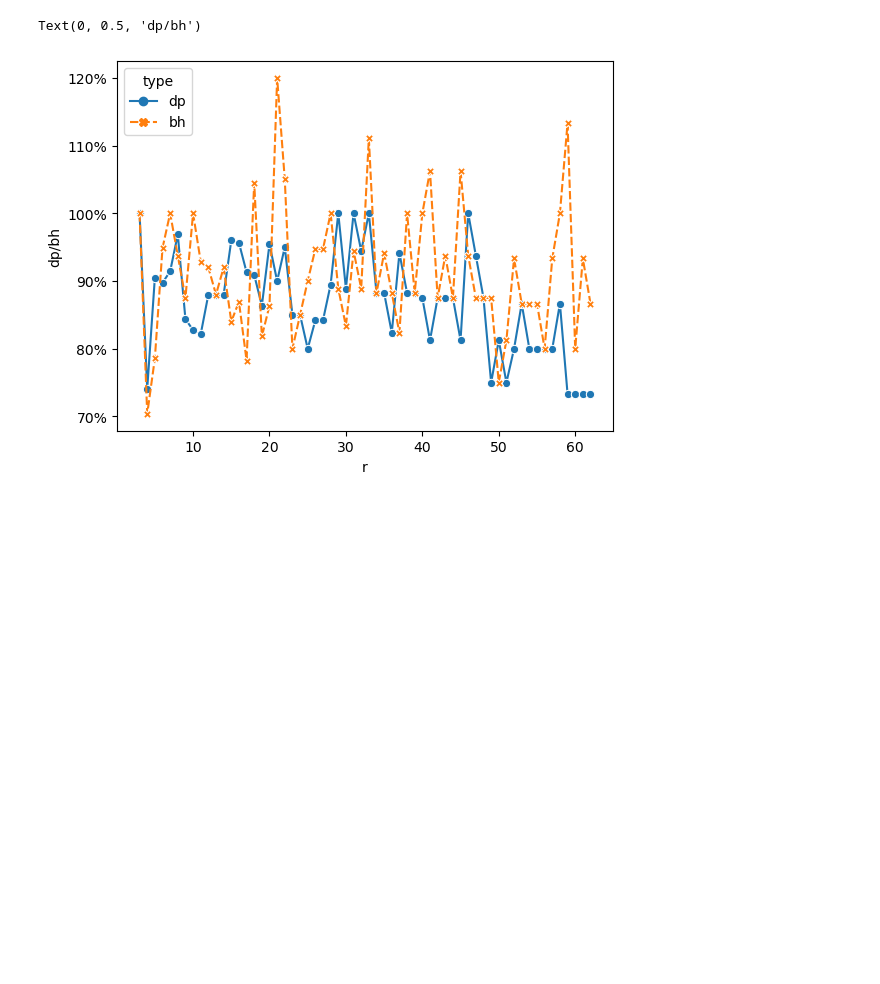
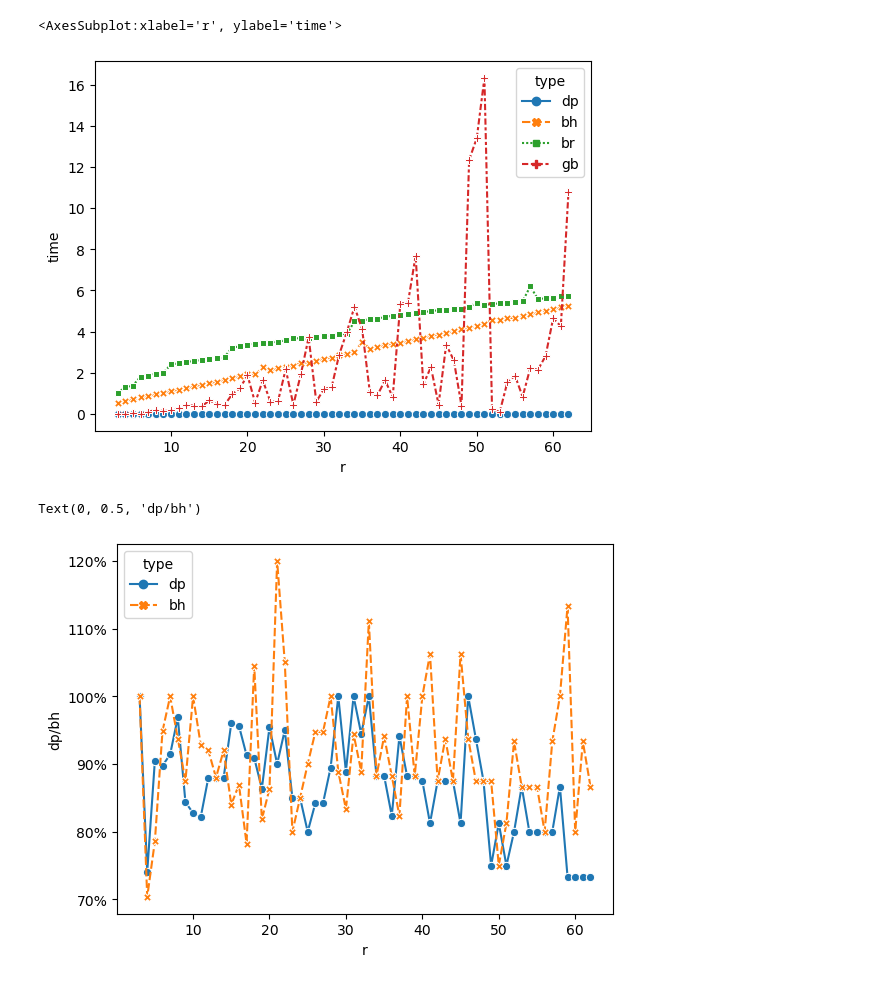
Before and after one commit to Janix4000/holes-in-elections, a Jupyter notebook: approval_l1/results.ipynb, the cells around one changed output. Saved outputs shown, nothing was run; the diff lists cells and outputs as text; code cells hidden in the pictures; blank space fills up the shorter version.

```diff
--- a/approval_l1/results.ipynb
+++ b/approval_l1/results.ipynb
@@ -25,3 +30,8 @@ sns.lineplot(data=pd.concat([dp, bh, br]), x='r', y='dist_prop', hue='type', sty
+# %%
+sns.lineplot(data=all_data, x='r', y='time', hue='type', style='type', markers=True)
+# %% [output]
+<AxesSubplot:xlabel='r', ylabel='time'>
+[figure, added]
 # %%
 import matplotlib.ticker as mtick
 
```
Also changed, not shown: parts of 3 cells of this notebook, 4 other files.
